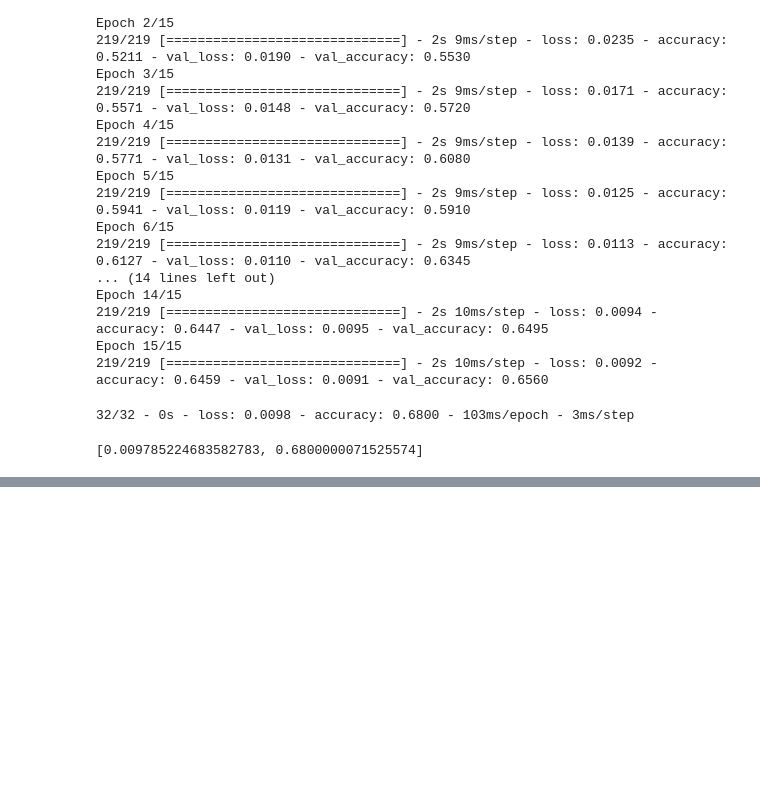
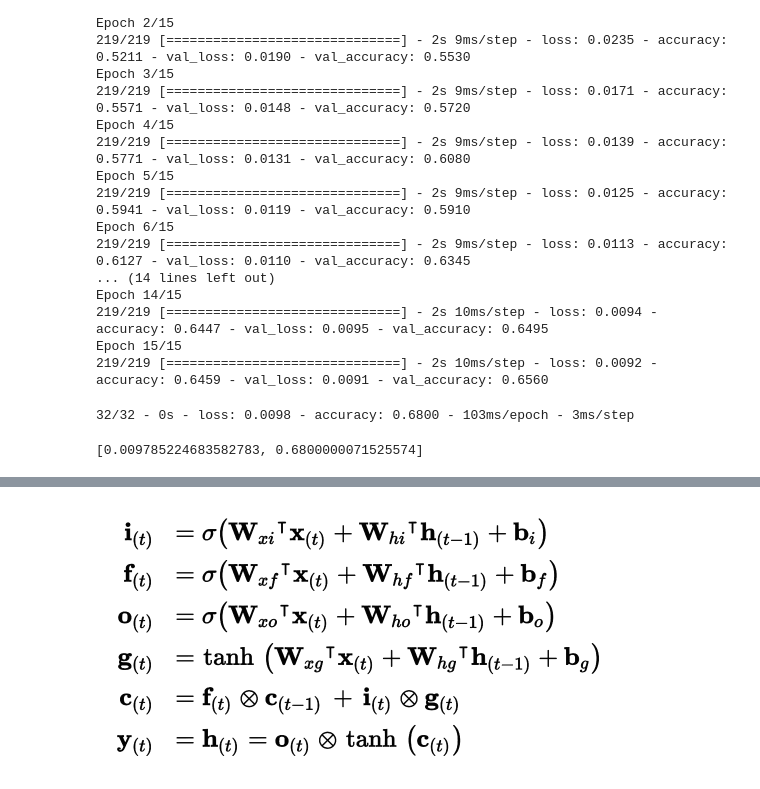
Before and after one commit to binlanguage/mln, a Jupyter notebook: 15_RNN_CNN.ipynb, the cells around one changed output, grey strips where cells are left out. Saved outputs shown, nothing was run; the diff lists cells and outputs as text; code cells hidden in the pictures; blank space fills up the shorter version.

```diff
--- a/15_RNN_CNN.ipynb
+++ b/15_RNN_CNN.ipynb
@@ -251,0 +374,5 @@ plt.show()
+# %%
+#公式详解
+Image("https://hands1ml.apachecn.org/img/f40d22d847ea7561418001c057fb9ae7.png",width=520)
+# %% [output]
+[figure, added]
```
Also changed, not shown: parts of 15 cells of this notebook.
